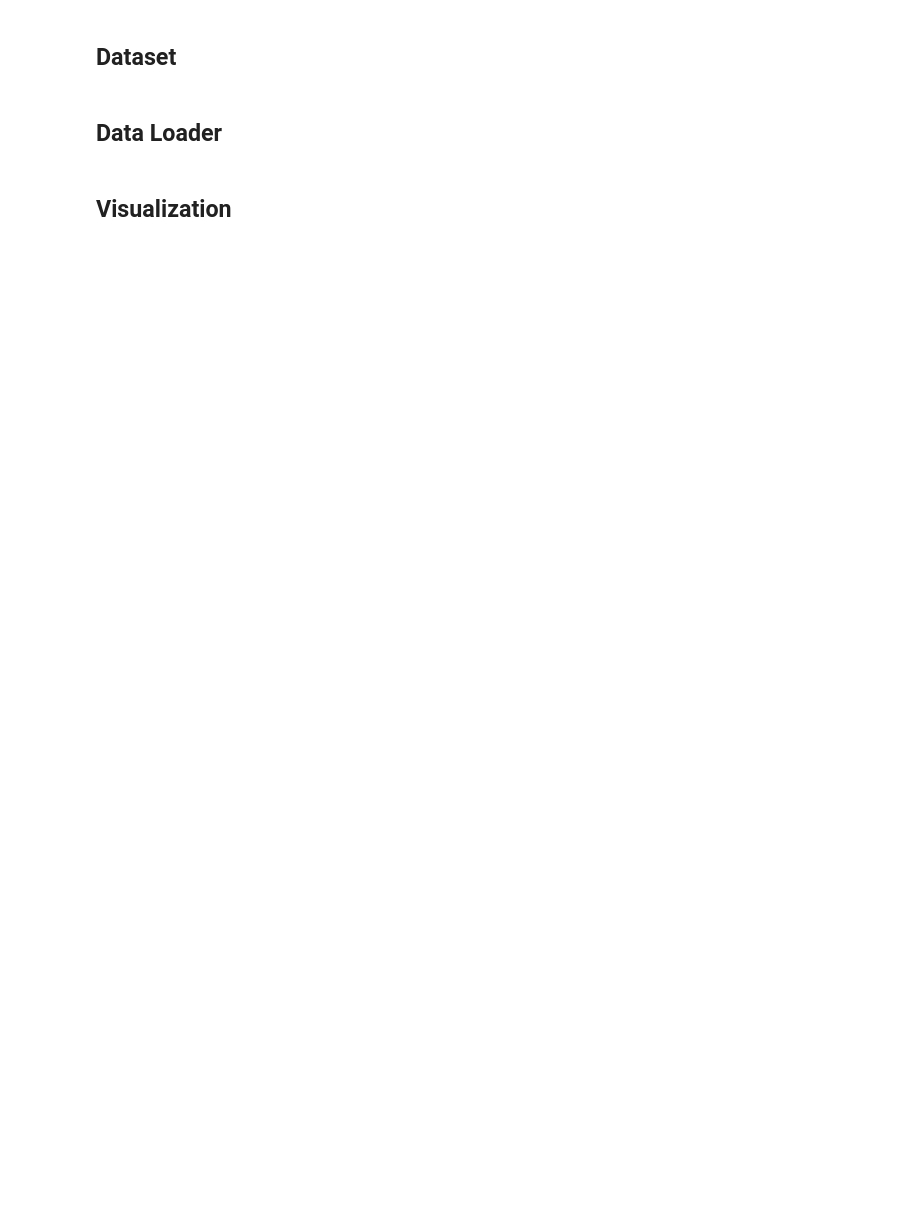
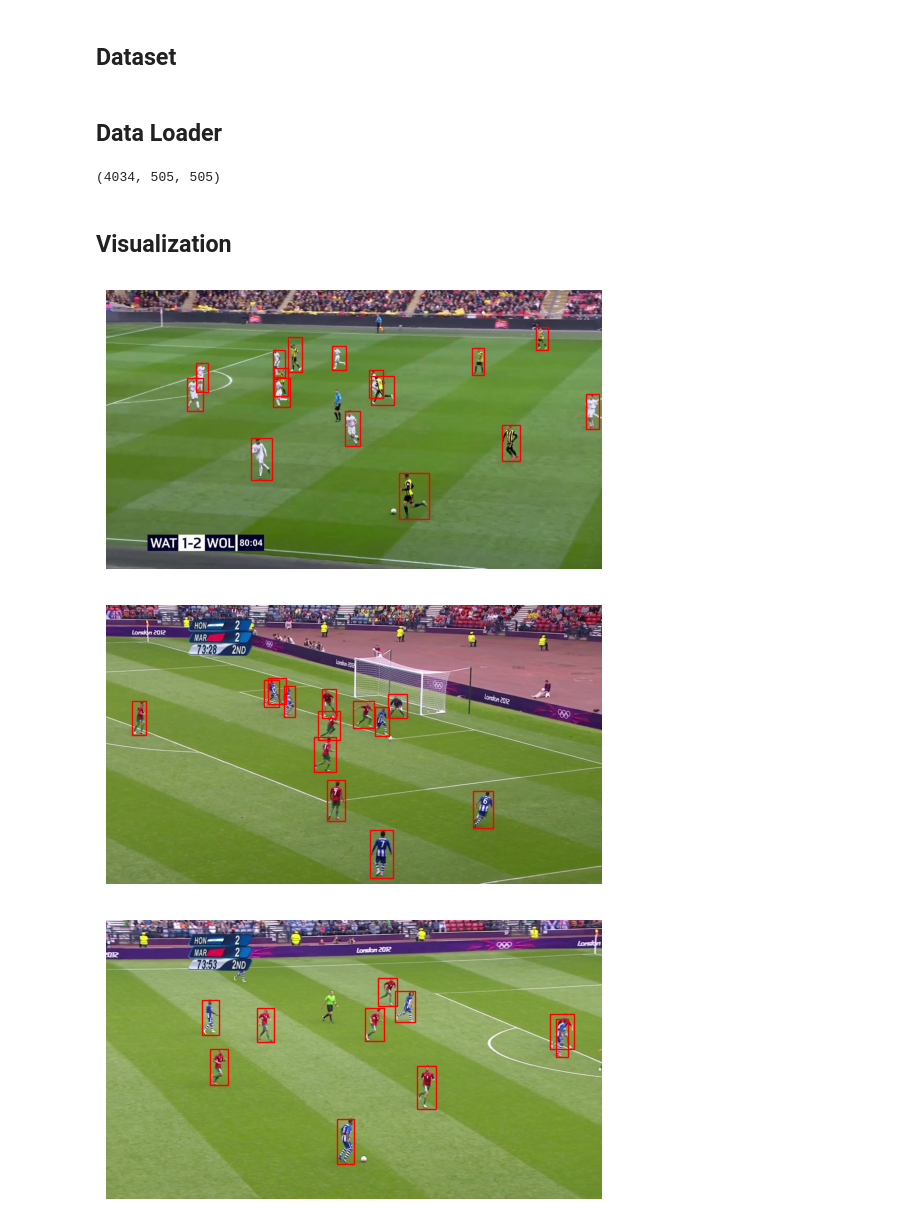
Before and after one commit to ParsaGhezelbash/Deep-Learning-Notebooks, a Jupyter notebook: Project/phase1.ipynb, the cells around one changed output. Cells and saved outputs as stored; diff of their text form; code cells hidden in the pictures; blank space fills up the shorter version.

```diff
--- a/Project/phase1.ipynb
+++ b/Project/phase1.ipynb
@@ -41,3 +55,22 @@ class BallEnhancer:
 # %% [markdown]
 ## Dataset
+# %%
+import os
+
+def load_football_sequences(splits_dir):
+    """
+    Load football sequences for a specific split (train, test, valid).
+
+    Args:
+        splits_dir (str): Path to the splits_txt folder
+        split_name (str): Name of the split (train, test, valid)
+
+    Returns:
+        list: List of sequence names for football in the specified split
+    """
+    football_file = os.path.join(splits_dir, "football.txt")
+    with open(football_file, "r") as f:
+        all_sequences = f.read().splitlines()
+
+    return all_sequences
 # %%
@@ -184,19 +178,39 @@ val_loader = DataLoader(val_dataset, batch_size=4, shuffle=False, collate_fn=cus
+# %%
+len(train_loader), len(test_loader), len(valid_loader)
+# %% [output]
+(4034, 505, 505)
 # %% [markdown]
 ## Visualization
 # %%
-def visualize_sample(image, boxes, object_ids):
-    """Visualize a single frame with bounding boxes and object IDs"""
+mean = [0.485, 0.456, 0.406]
+std = [0.229, 0.224, 0.225]
+
+def visualize_sample(image, boxes, object_ids, classes):
+    image = image.permute(1, 2, 0).numpy()
+    image = (image * std) + mean
+    image = (image * 255).astype("uint8")
     fig, ax = plt.subplots(1)
-    ax.imshow(image.permute(1, 2, 0))  # Convert from (C, H, W) to (H, W, C)
+    ax.imshow(image)
 
-    for box, obj_id in zip(boxes, object_ids):
+    for box, obj_id, cls_id in zip(boxes, object_ids, classes):
         x, y, w, h = box
-        rect = patches.Rectangle((x, y), w, h, linewidth=1, edgecolor='r', facecolor='none')
+        color = 'r'
+        rect = patches.Rectangle((x, y), w, h, linewidth=1, edgecolor=color, facecolor='none')
         ax.add_patch(rect)
-        ax.text(x, y, f"ID: {obj_id}", color='r', fontsize=8, backgroundcolor='white')
+        # ax.text(x, y, f"ID: {obj_id}, Class: {cls_id}", color=color, fontsize=8, backgroundcolor='white')
 
+    plt.axis('off')
     plt.show()
 
-# Load a sample
-sample_image, sample_targets = dataset[0]
-visualize_sample(sample_image, sample_targets["boxes"], sample_targets["object_ids"])
+images, targets = next(iter(train_loader))
+
+for i in range(len(images)):
+    image = images[i]
+    boxes = targets[i]["boxes"]
+    object_ids = targets[i]["object_ids"]
+    classes = targets[i]["classes"]
+    visualize_sample(image, boxes, object_ids, classes)
+# %% [output]
+[figure, added]
+[figure, added]
+[figure, added]
```
Also changed, not shown: parts of 11 cells of this notebook.
